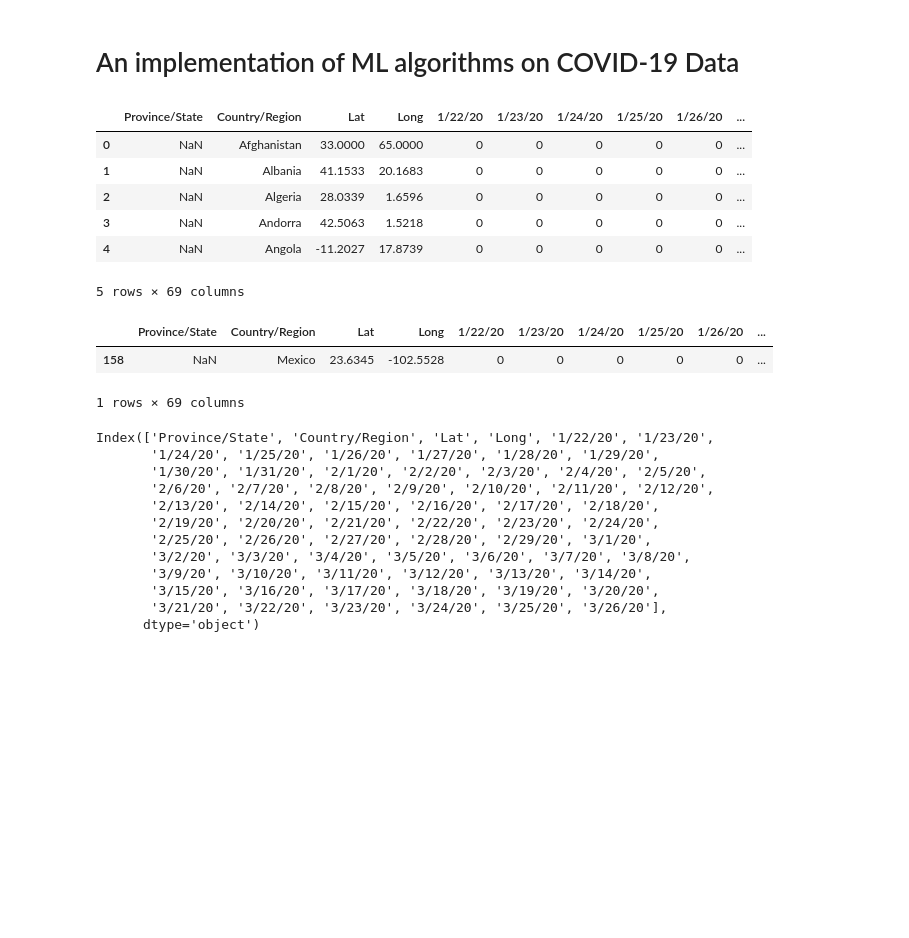
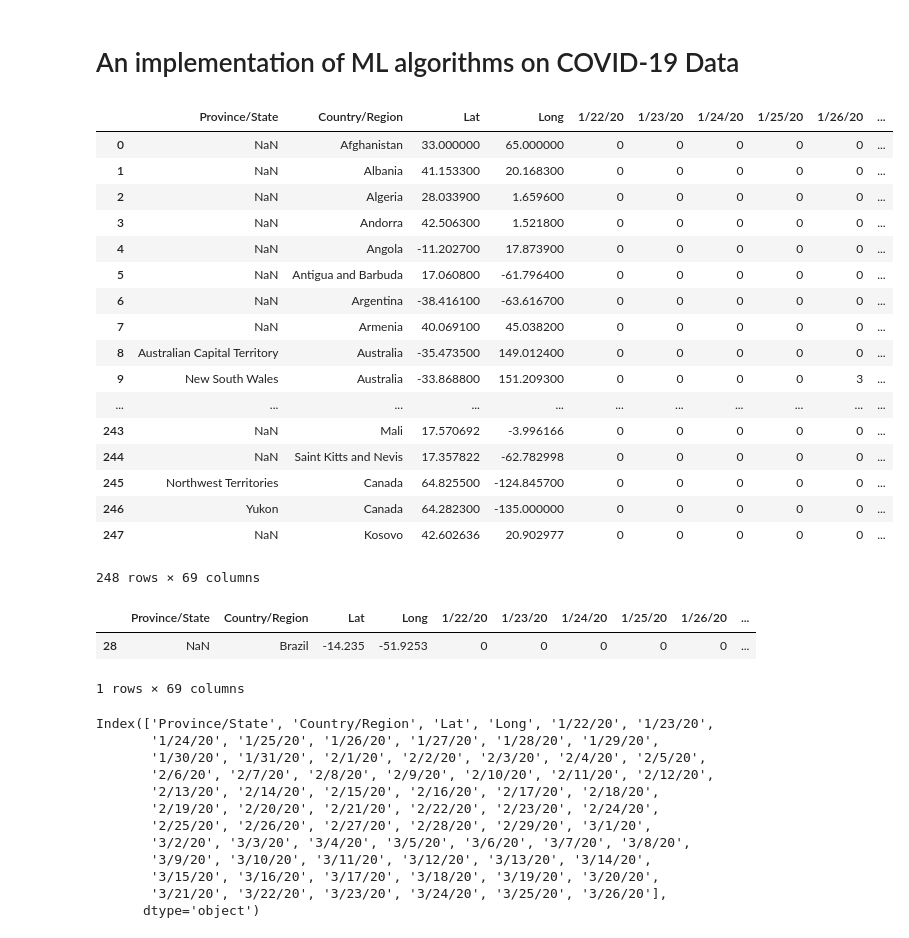
Before and after one commit to pablolopez2733/Covid-19-Data, a Jupyter notebook: COVID-19.ipynb, the cells around one changed output. Drawn from its saved outputs; the diff is of its cells as text; code cells hidden in the pictures; blank space fills up the shorter version.

Commit message:
Added Spain, Brazil and Italy

```diff
--- a/COVID-19.ipynb
+++ b/COVID-19.ipynb
@@ -17,24 +17,41 @@ plt.style.use('seaborn')
 %matplotlib inline
 # %%
 #Last update: 27/03/2020
+#Dataset retrieved from Kaggle.com
 confirmed_cases=pd.read_csv("time_series_covid_19_confirmed.csv")
 confirmed_deaths=pd.read_csv("time_series_covid_19_deaths.csv")
 confirmed_recoveries=pd.read_csv("time_series_covid_19_recovered.csv")
-confirmed_cases.head()
+
+pd.set_option('display.max_rows', None)
+confirmed_cases
 # %% [output]
 |  | Province/State | Country/Region | Lat | Long | 1/22/20 | 1/23/20 | 1/24/20 | 1/25/20 | 1/26/20 | ... |
-| 0 | NaN | Afghanistan | 33.0000 | 65.0000 | 0 | 0 | 0 | 0 | 0 | ... |
-| 1 | NaN | Albania | 41.1533 | 20.1683 | 0 | 0 | 0 | 0 | 0 | ... |
-| 2 | NaN | Algeria | 28.0339 | 1.6596 | 0 | 0 | 0 | 0 | 0 | ... |
-| 3 | NaN | Andorra | 42.5063 | 1.5218 | 0 | 0 | 0 | 0 | 0 | ... |
-| 4 | NaN | Angola | -11.2027 | 17.8739 | 0 | 0 | 0 | 0 | 0 | ... |
+| 0 | NaN | Afghanistan | 33.000000 | 65.000000 | 0 | 0 | 0 | 0 | 0 | ... |
+| 1 | NaN | Albania | 41.153300 | 20.168300 | 0 | 0 | 0 | 0 | 0 | ... |
+| 2 | NaN | Algeria | 28.033900 | 1.659600 | 0 | 0 | 0 | 0 | 0 | ... |
+| 3 | NaN | Andorra | 42.506300 | 1.521800 | 0 | 0 | 0 | 0 | 0 | ... |
+| 4 | NaN | Angola | -11.202700 | 17.873900 | 0 | 0 | 0 | 0 | 0 | ... |
+| 5 | NaN | Antigua and Barbuda | 17.060800 | -61.796400 | 0 | 0 | 0 | 0 | 0 | ... |
+| 6 | NaN | Argentina | -38.416100 | -63.616700 | 0 | 0 | 0 | 0 | 0 | ... |
+| 7 | NaN | Armenia | 40.069100 | 45.038200 | 0 | 0 | 0 | 0 | 0 | ... |
+| 8 | Australian Capital Territory | Australia | -35.473500 | 149.012400 | 0 | 0 | 0 | 0 | 0 | ... |
+| 9 | New South Wales | Australia | -33.868800 | 151.209300 | 0 | 0 | 0 | 0 | 3 | ... |
+| ... | ... | ... | ... | ... | ... | ... | ... | ... | ... | ... |
+| 243 | NaN | Mali | 17.570692 | -3.996166 | 0 | 0 | 0 | 0 | 0 | ... |
+| 244 | NaN | Saint Kitts and Nevis | 17.357822 | -62.782998 | 0 | 0 | 0 | 0 | 0 | ... |
+| 245 | Northwest Territories | Canada | 64.825500 | -124.845700 | 0 | 0 | 0 | 0 | 0 | ... |
+| 246 | Yukon | Canada | 64.282300 | -135.000000 | 0 | 0 | 0 | 0 | 0 | ... |
+| 247 | NaN | Kosovo | 42.602636 | 20.902977 | 0 | 0 | 0 | 0 | 0 | ... |
-5 rows × 69 columns
+248 rows × 69 columns
-# %%
-conf_mexico=confirmed_cases.loc[confirmed_cases["Country/Region"] == "Mexico"]
-conf_mexico
-# %% [output]
-|  | Province/State | Country/Region | Lat | Long | 1/22/20 | 1/23/20 | 1/24/20 | 1/25/20 | 1/26/20 | ... |
-| 158 | NaN | Mexico | 23.6345 | -102.5528 | 0 | 0 | 0 | 0 | 0 | ... |
-1 rows × 69 columns
+# %%
+conf_mexico=confirmed_cases.loc[confirmed_cases["Country/Region"] == "Mexico"]
+conf_brazil=confirmed_cases.loc[confirmed_cases["Country/Region"] == "Brazil"]
+conf_italy=confirmed_cases.loc[confirmed_cases["Country/Region"] == "Italy"]
+conf_spain=confirmed_cases.loc[confirmed_cases["Country/Region"] == "Spain"]
+conf_usa
+# %% [output]
+|  | Province/State | Country/Region | Lat | Long | 1/22/20 | 1/23/20 | 1/24/20 | 1/25/20 | 1/26/20 | ... |
+| 28 | NaN | Brazil | -14.235 | -51.9253 | 0 | 0 | 0 | 0 | 0 | ... |
+1 rows × 69 columns
 # %%
 cols_mex=conf_mexico.keys()
```
Also changed, not shown: parts of 10 cells of this notebook.
